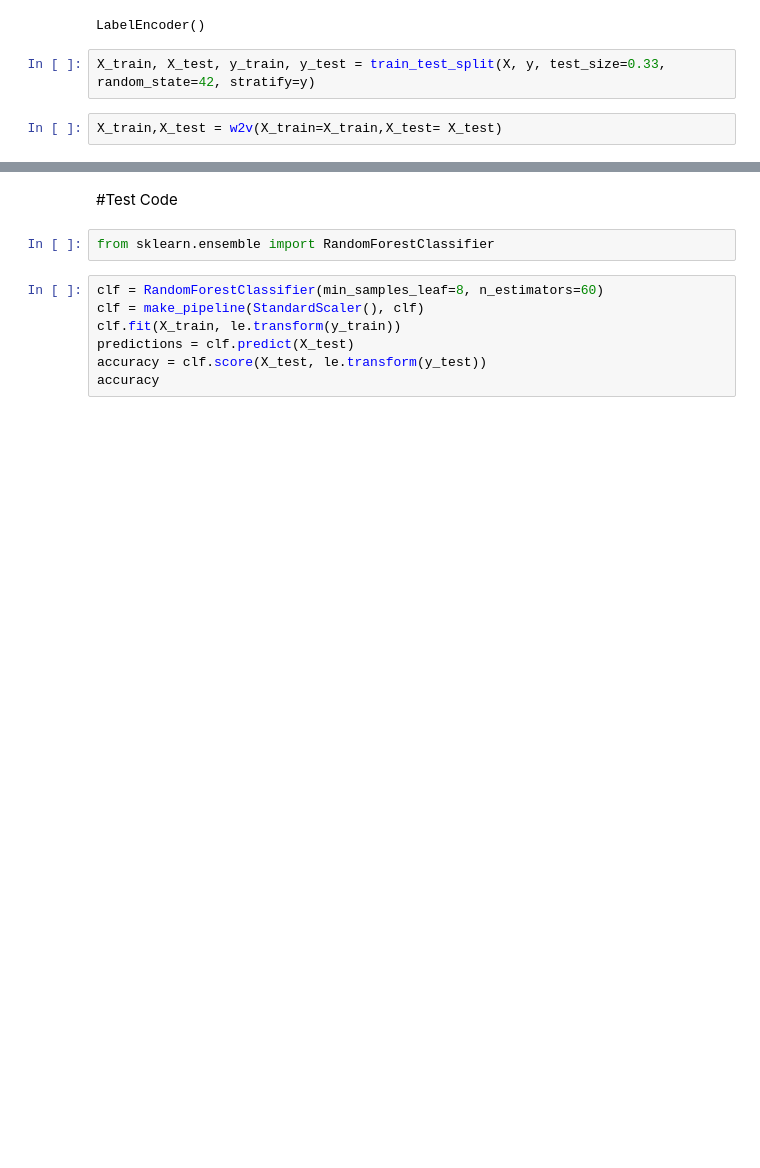
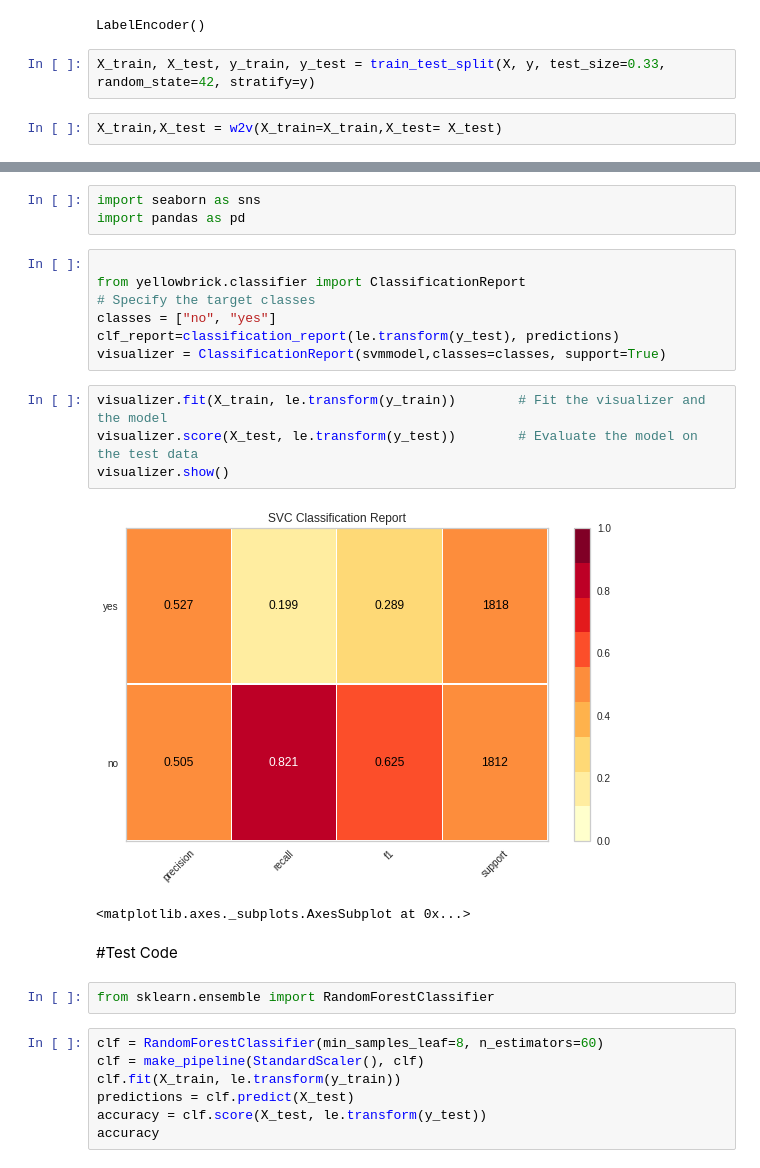
Before and after one commit to veerareddyvishal144/NLP-Project, a Jupyter notebook: NLPProject.ipynb, the cells around one changed output, grey strips where cells are left out. Saved outputs shown, nothing was run; the diff lists cells and outputs as text; blank space fills up the shorter version.

```diff
--- a/NLPProject.ipynb
+++ b/NLPProject.ipynb
@@ -243,3 +262,20 @@ weighted avg       0.52      0.51      0.45      3630
+# %%
+import seaborn as sns
+import pandas as pd
+# %%
+
+from yellowbrick.classifier import ClassificationReport
+# Specify the target classes
+classes = ["no", "yes"]
+clf_report=classification_report(le.transform(y_test), predictions)
+visualizer = ClassificationReport(svmmodel,classes=classes, support=True)
+# %%
+visualizer.fit(X_train, le.transform(y_train))        # Fit the visualizer and the model
+visualizer.score(X_test, le.transform(y_test))        # Evaluate the model on the test data
+visualizer.show()
+# %% [output]
+[figure, added]
+<matplotlib.axes._subplots.AxesSubplot at 0x...>
 # %% [markdown]
 #Test Code
 # %%
```
Also changed, not shown: parts of 8 cells of this notebook.
